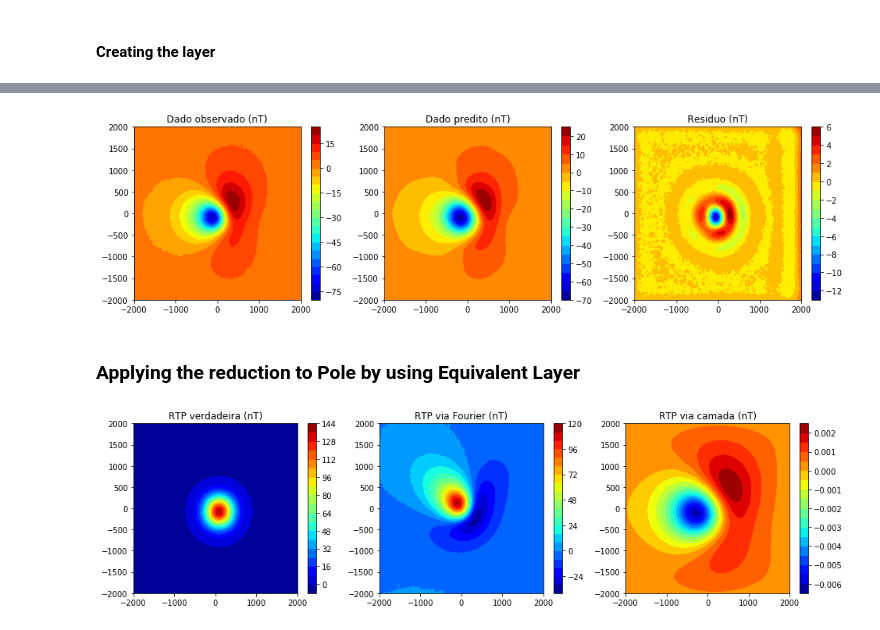
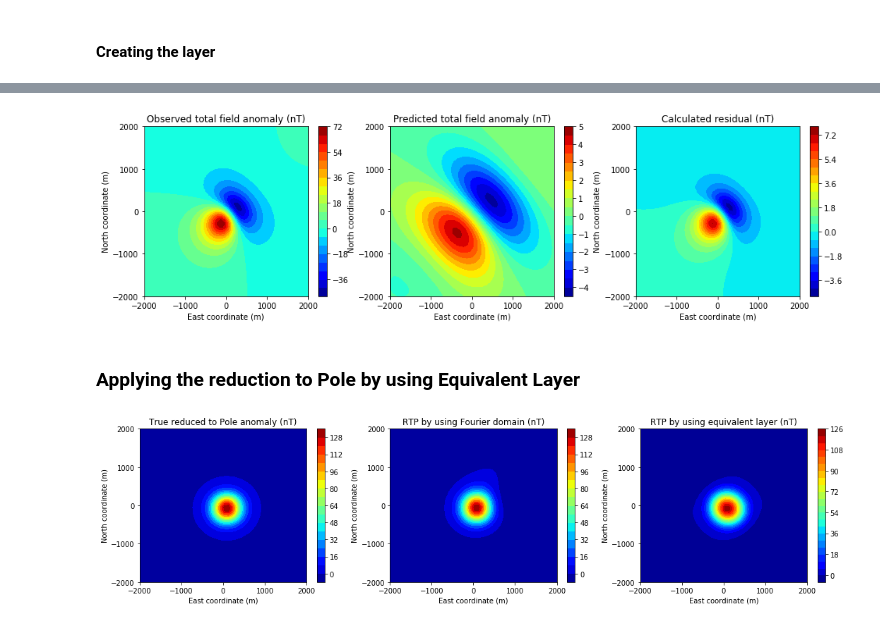
Before and after one commit to nelsondelimar/master, a Jupyter notebook: equivalent-layer.ipynb, the cells around one changed output, grey strips where cells are left out. Cells and saved outputs as stored; diff of their text form; code cells hidden in the pictures.

Commit message:
Notebook for reduction to Pole by using equivalent layer

```diff
--- a/equivalent-layer.ipynb
+++ b/equivalent-layer.ipynb
@@ -12,7 +12,7 @@ from codes.grids import regular_grid
 from codes.equivalentlayer import layer, mat_mag, mat_grav
 # %%
 # Data shape
-n = 100
+n = 50
 shape = (n, n)
 # %%
 xo, yo, zo = regular_grid((-2000., 2000., -2000., 2000.), shape, -200.)
@@ -60,7 +60,7 @@ Trace of matrix: 0.00199922825477
 # %%
 I = numpy.identity(n**2)
 # %%
-vec = numpy.linalg.solve(numpy.dot(mat.T, mat) + (T**4)*I, numpy.dot(mat.T, tfp))
+vec = numpy.linalg.solve(numpy.dot(mat.T, mat) + (T**2)*I, numpy.dot(mat.T, tfp))
 # %%
 predicted = numpy.dot(mat, vec)
 # %%
@@ -72,22 +72,34 @@ pyplot.figure(figsize=(16, 4))
 
 pyplot.subplot(1, 3, 1)
 pyplot.contourf(yo.reshape(n,n), xo.reshape(n,n), tfp.reshape(n,n), 20, cmap = pyplot.cm.jet)
-pyplot.title('Dado observado (nT)')
+pyplot.title('Observed total field anomaly (nT)')
+pyplot.xlabel('East coordinate (m)')
+pyplot.ylabel('North coordinate (m)')
+pyplot.xticks(numpy.linspace(xo.min(), xo.max(), 5))
+pyplot.yticks(numpy.linspace(yo.min(), yo.max(), 5))
 pyplot.colorbar()
 
 pyplot.subplot(1, 3, 2)
 pyplot.contourf(yo.reshape(n,n), xo.reshape(n,n), predicted.reshape(n,n), 20, cmap = pyplot.cm.jet)
-pyplot.title('Dado predito (nT)')
+pyplot.title('Predicted total field anomaly (nT)')
+pyplot.xlabel('East coordinate (m)')
+pyplot.ylabel('North coordinate (m)')
+pyplot.xticks(numpy.linspace(xo.min(), xo.max(), 5))
+pyplot.yticks(numpy.linspace(yo.min(), yo.max(), 5))
 pyplot.colorbar()
 
 pyplot.subplot(1, 3, 3)
 pyplot.contourf(yo.reshape(n,n), xo.reshape(n,n), res.reshape(n,n), 20, cmap = pyplot.cm.jet)
-pyplot.title('Residuo (nT)')
+pyplot.title('Calculated residual (nT)')
+pyplot.xlabel('East coordinate (m)')
+pyplot.ylabel('North coordinate (m)')
+pyplot.xticks(numpy.linspace(xo.min(), xo.max(), 5))
+pyplot.yticks(numpy.linspace(yo.min(), yo.max(), 5))
 pyplot.colorbar()
 
 pyplot.show()
 # %% [output]
-[figure, old version]
+[figure, new version]
 # %% [markdown]
 ### Applying the reduction to Pole by using Equivalent Layer
 # %%
@@ -106,25 +118,37 @@ rtp = reduction(X, Y, TF, inc, dec, incs, decs)
 # Calculo da RTP via camada equivalente
 layer_rtp = mat_mag(xo, yo, zo, layer, inc_polo, dec_polo, inc_polo, dec_polo)
 # %%
-tf_rtp = numpy.dot(layer_rtp, predicted)
+tf_rtp = numpy.dot(layer_rtp, vec)
 # %%
-pyplot.figure(figsize=(16, 4))
+pyplot.figure(figsize=(18, 4))
 
 pyplot.subplot(1, 3, 1)
 pyplot.contourf(yo.reshape(n,n), xo.reshape(n,n), true_rtp.reshape(n,n), 20, cmap = pyplot.cm.jet)
-pyplot.title('RTP verdadeira (nT)')
+pyplot.title('True reduced to Pole anomaly (nT)')
+pyplot.xlabel('East coordinate (m)')
+pyplot.ylabel('North coordinate (m)')
+pyplot.xticks(numpy.linspace(xo.min(), xo.max(), 5))
+pyplot.yticks(numpy.linspace(yo.min(), yo.max(), 5))
 pyplot.colorbar()
 
 pyplot.subplot(1, 3, 2)
 pyplot.contourf(yo.reshape(n,n), xo.reshape(n,n), rtp.reshape(n,n), 20, cmap = pyplot.cm.jet)
-pyplot.title('RTP via Fourier (nT)')
+pyplot.title('RTP by using Fourier domain (nT)')
+pyplot.xlabel('East coordinate (m)')
+pyplot.ylabel('North coordinate (m)')
+pyplot.xticks(numpy.linspace(xo.min(), xo.max(), 5))
+pyplot.yticks(numpy.linspace(yo.min(), yo.max(), 5))
 pyplot.colorbar()
 
 pyplot.subplot(1, 3, 3)
 pyplot.contourf(yo.reshape(n,n), xo.reshape(n,n), tf_rtp.reshape(n,n), 20, cmap = pyplot.cm.jet)
-pyplot.title('RTP via camada (nT)')
+pyplot.title('RTP by using equivalent layer (nT)')
+pyplot.xlabel('East coordinate (m)')
+pyplot.ylabel('North coordinate (m)')
+pyplot.xticks(numpy.linspace(xo.min(), xo.max(), 5))
+pyplot.yticks(numpy.linspace(yo.min(), yo.max(), 5))
 pyplot.colorbar()
 
 pyplot.show()
 # %% [output]
-[figure, old version]
+[figure, new version]
```
Also changed, not shown: parts of 2 cells of this notebook.
